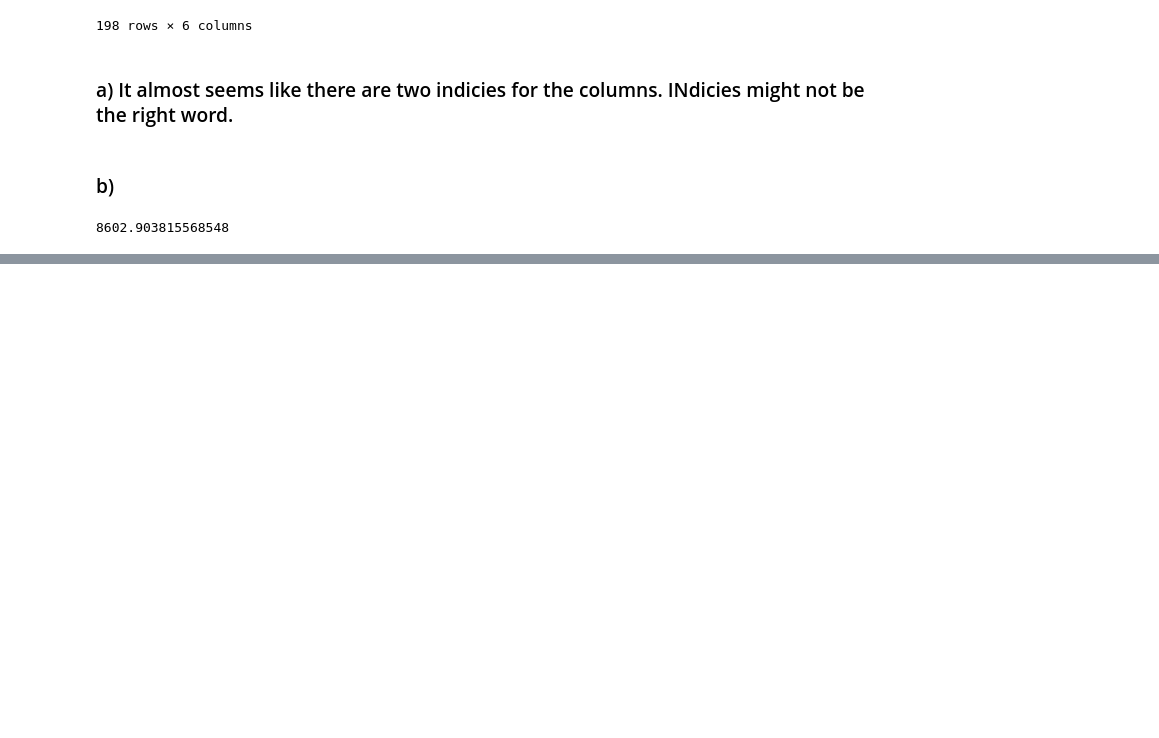
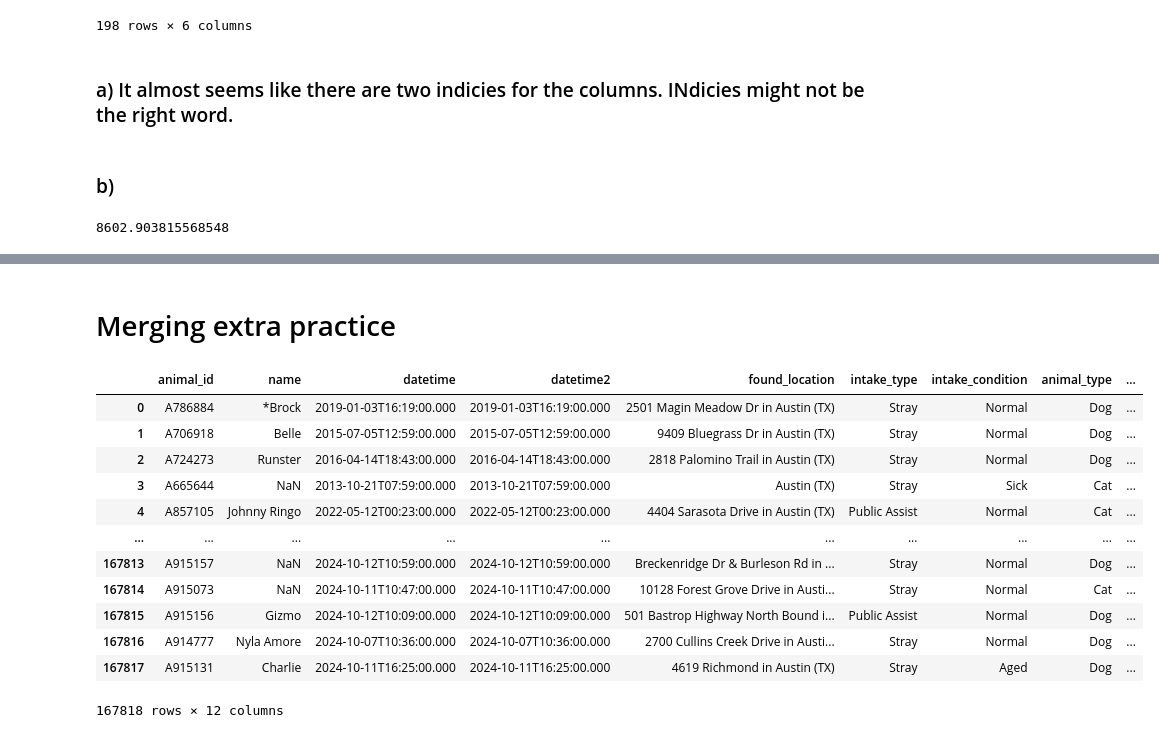
Before and after one commit to nss-data-science-cohort-8/un-exploration-ThomasDavis4757, a Jupyter notebook: Notebooks/UN_Data_Exploration.ipynb, the cells around one changed output, grey strips where cells are left out. Drawn from its saved outputs; the diff is of its cells as text; code cells hidden in the pictures; blank space fills up the shorter version.

Commit message:
Completed a few questions in the merging one.

```diff
--- a/Notebooks/UN_Data_Exploration.ipynb
+++ b/Notebooks/UN_Data_Exploration.ipynb
@@ -1193,0 +1194,21 @@ gdp_df_new
+# %% [markdown]
+# Merging extra practice
+# %%
+intakes = pd.read_csv("../data/intakes.csv")
+outcomes = pd.read_csv("../data/outcomes.csv")
+# %%
+intakes
+# %% [output]
+|  | animal_id | name | datetime | datetime2 | found_location | intake_type | intake_condition | animal_type | ... |
+| 0 | A786884 | *Brock | 2019-01-03T16:19:00.000 | 2019-01-03T16:19:00.000 | 2501 Magin Meadow Dr in Austin (TX) | Stray | Normal | Dog | ... |
+| 1 | A706918 | Belle | 2015-07-05T12:59:00.000 | 2015-07-05T12:59:00.000 | 9409 Bluegrass Dr in Austin (TX) | Stray | Normal | Dog | ... |
+| 2 | A724273 | Runster | 2016-04-14T18:43:00.000 | 2016-04-14T18:43:00.000 | 2818 Palomino Trail in Austin (TX) | Stray | Normal | Dog | ... |
+| 3 | A665644 | NaN | 2013-10-21T07:59:00.000 | 2013-10-21T07:59:00.000 | Austin (TX) | Stray | Sick | Cat | ... |
+| 4 | A857105 | Johnny Ringo | 2022-05-12T00:23:00.000 | 2022-05-12T00:23:00.000 | 4404 Sarasota Drive in Austin (TX) | Public Assist | Normal | Cat | ... |
+| ... | ... | ... | ... | ... | ... | ... | ... | ... | ... |
+| 167813 | A915157 | NaN | 2024-10-12T10:59:00.000 | 2024-10-12T10:59:00.000 | Breckenridge Dr & Burleson Rd in ... | Stray | Normal | Dog | ... |
+| 167814 | A915073 | NaN | 2024-10-11T10:47:00.000 | 2024-10-11T10:47:00.000 | 10128 Forest Grove Drive in Austi... | Stray | Normal | Cat | ... |
+| 167815 | A915156 | Gizmo | 2024-10-12T10:09:00.000 | 2024-10-12T10:09:00.000 | 501 Bastrop Highway North Bound i... | Public Assist | Normal | Dog | ... |
+| 167816 | A914777 | Nyla Amore | 2024-10-07T10:36:00.000 | 2024-10-07T10:36:00.000 | 2700 Cullins Creek Drive in Austi... | Stray | Normal | Dog | ... |
+| 167817 | A915131 | Charlie | 2024-10-11T16:25:00.000 | 2024-10-11T16:25:00.000 | 4619 Richmond in Austin (TX) | Stray | Aged | Dog | ... |
+167818 rows × 12 columns
```
Also changed, not shown: parts of 110 cells of this notebook.
